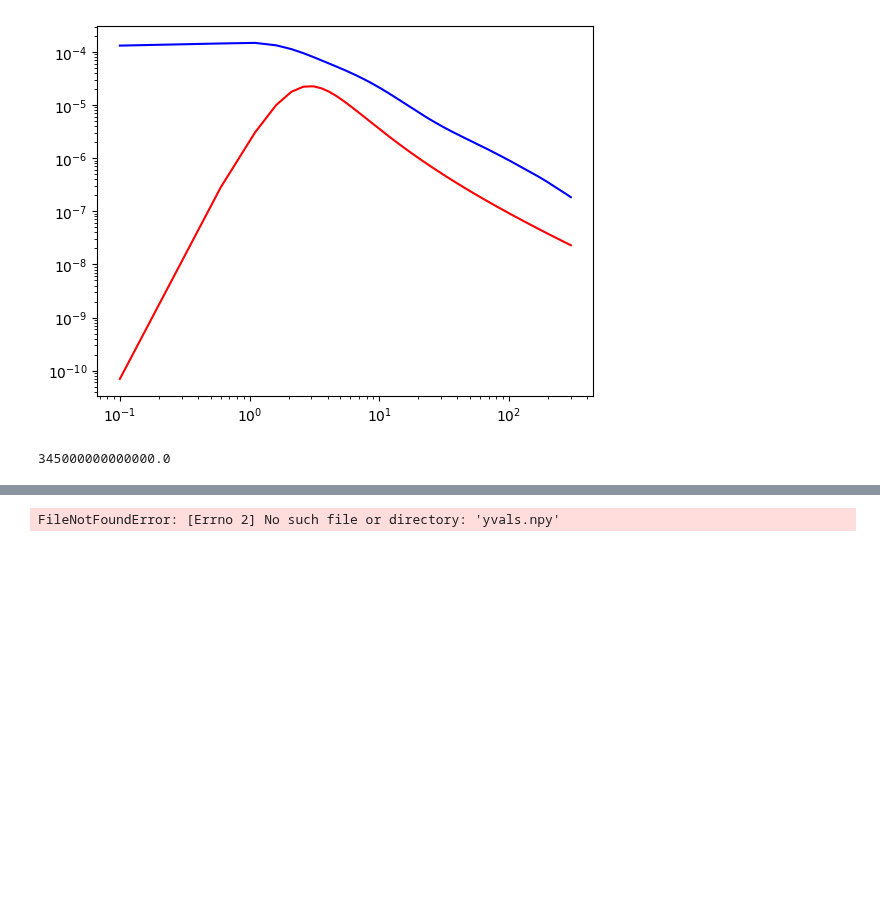
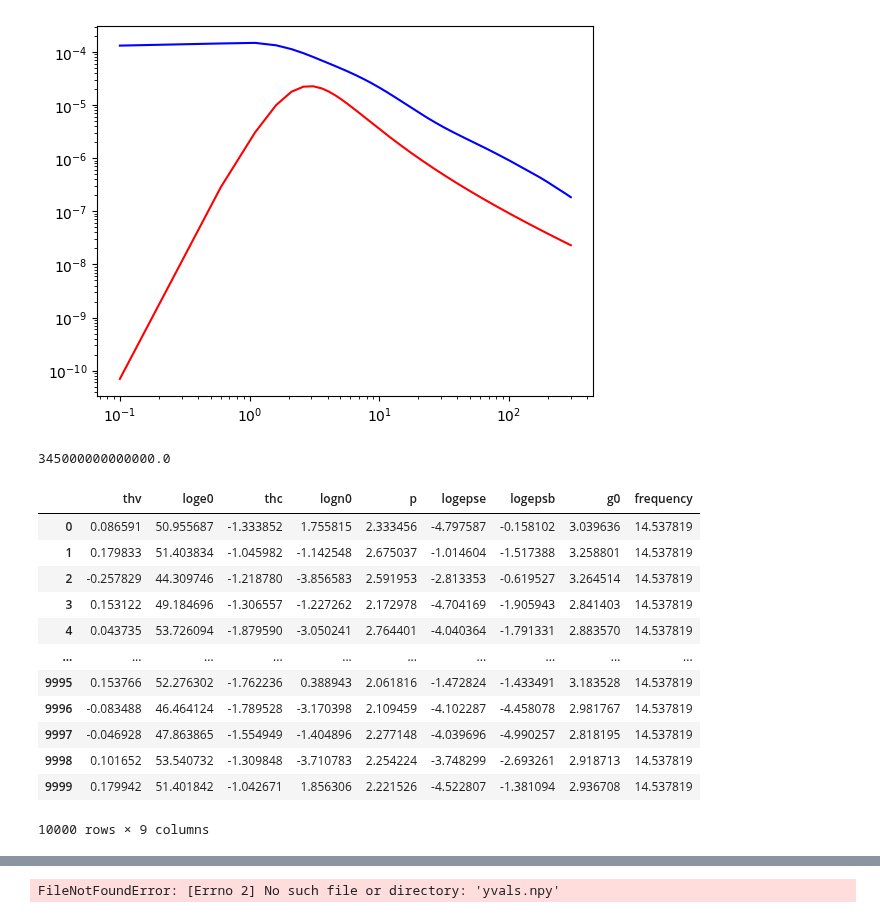
Before and after one commit to wfw23/MPhys_project, a Jupyter notebook: emulation.ipynb, the cells around one changed output, grey strips where cells are left out. Drawn from its saved outputs; the diff is of its cells as text; code cells hidden in the pictures; blank space fills up the shorter version.

```diff
--- a/emulation.ipynb
+++ b/emulation.ipynb
@@ -183,3 +183,19 @@ tophat_data['frequency']=np.log10(tophat_data['frequency'])
 min(unprocessed['frequency'])
 # %% [output]
 345000000000000.0
+# %%
+tophat_data
+# %% [output]
+|  | thv | loge0 | thc | logn0 | p | logepse | logepsb | g0 | frequency |
+| 0 | 0.086591 | 50.955687 | -1.333852 | 1.755815 | 2.333456 | -4.797587 | -0.158102 | 3.039636 | 14.537819 |
+| 1 | 0.179833 | 51.403834 | -1.045982 | -1.142548 | 2.675037 | -1.014604 | -1.517388 | 3.258801 | 14.537819 |
+| 2 | -0.257829 | 44.309746 | -1.218780 | -3.856583 | 2.591953 | -2.813353 | -0.619527 | 3.264514 | 14.537819 |
+| 3 | 0.153122 | 49.184696 | -1.306557 | -1.227262 | 2.172978 | -4.704169 | -1.905943 | 2.841403 | 14.537819 |
+| 4 | 0.043735 | 53.726094 | -1.879590 | -3.050241 | 2.764401 | -4.040364 | -1.791331 | 2.883570 | 14.537819 |
+| ... | ... | ... | ... | ... | ... | ... | ... | ... | ... |
+| 9995 | 0.153766 | 52.276302 | -1.762236 | 0.388943 | 2.061816 | -1.472824 | -1.433491 | 3.183528 | 14.537819 |
+| 9996 | -0.083488 | 46.464124 | -1.789528 | -3.170398 | 2.109459 | -4.102287 | -4.458078 | 2.981767 | 14.537819 |
+| 9997 | -0.046928 | 47.863865 | -1.554949 | -1.404896 | 2.277148 | -4.039696 | -4.990257 | 2.818195 | 14.537819 |
+| 9998 | 0.101652 | 53.540732 | -1.309848 | -3.710783 | 2.254224 | -3.748299 | -2.693261 | 2.918713 | 14.537819 |
+| 9999 | 0.179942 | 51.401842 | -1.042671 | 1.856306 | 2.221526 | -4.522807 | -1.381094 | 2.936708 | 14.537819 |
+10000 rows × 9 columns
```
Also changed, not shown: parts of 16 cells of this notebook, 15 other files.
